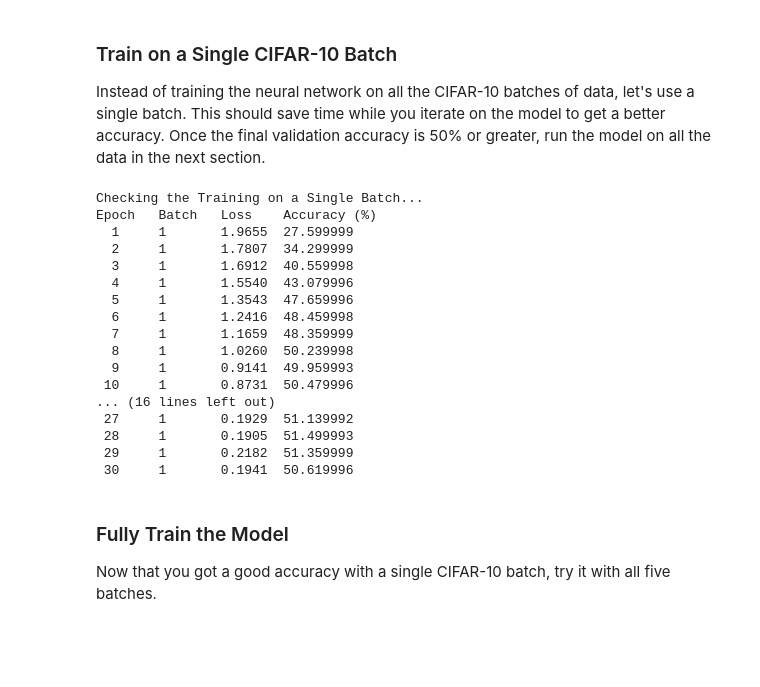
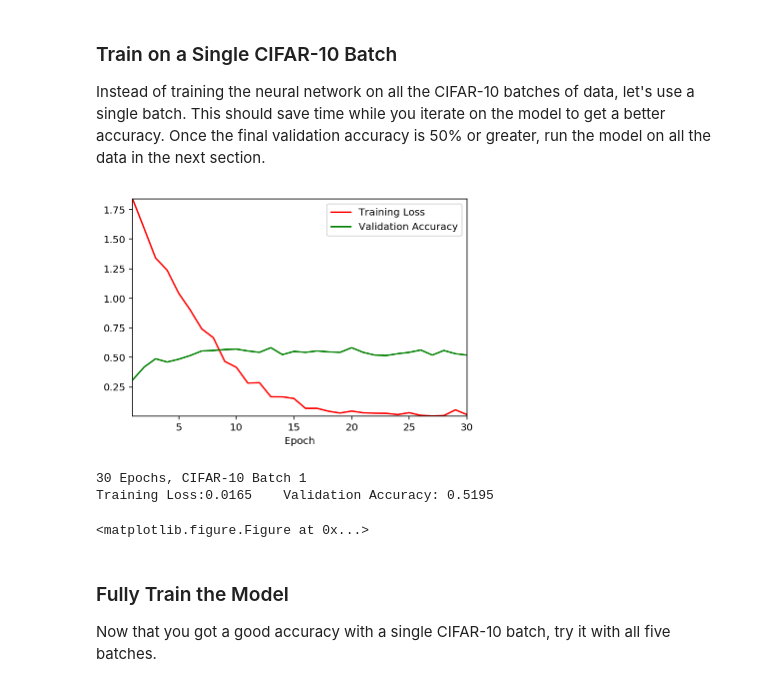
Before and after one commit to ajaybhat/DLND, a Jupyter notebook: Project 2/dlnd_image_classification.ipynb, the cells around one changed output. Cells and saved outputs as stored; diff of their text form; code cells hidden in the pictures; blank space fills up the shorter version.

```diff
--- a/Project 2/dlnd_image_classification.ipynb
+++ b/Project 2/dlnd_image_classification.ipynb
@@ -242,9 +242,9 @@ def conv2d_maxpool(x_tensor, conv_num_outputs, conv_ksize, conv_strides, pool_ks
     weights = tf.Variable(tf.truncated_normal([conv_ksize[0],
                                      conv_ksize[1],
                                      x_tensor.get_shape().as_list()[-1],
-                                     conv_num_outputs]))
+                                     conv_num_outputs], mean=0.0, stddev=0.05))
 
-    biases = tf.Variable(tf.zeros([conv_num_outputs]))
+    biases = tf.Variable(tf.random_normal([conv_num_outputs], mean=0.0, stddev=0.05))
 
     conv_layer = tf.nn.conv2d(x_tensor, weights,
              strides=[1, conv_strides[0], conv_strides[1], 1],
@@ -318,12 +318,9 @@ def output(x_tensor, num_outputs):
     : num_outputs: The number of output that the new tensor should be.
     : return: A 2-D tensor where the second dimension is num_outputs.
     """
-    weights = tf.Variable(tf.truncated_normal(shape=[num_outputs, num_outputs], stddev=0.05), dtype=tf.float32)
-    biases = tf.Variable(tf.random_normal(shape=[num_outputs]))
-    output_layer = tf.contrib.layers.fully_connected(x_tensor, num_outputs)
-    output_layer = tf.add(tf.matmul(output_layer, weights), biases)
-    return output_layer
-
+    return tf.contrib.layers.fully_connected(x_tensor, num_outputs, activation_fn=None, \
+                                             weights_regularizer = tf.contrib.layers.l2_regularizer(0.01),\
+                                             biases_regularizer = tf.contrib.layers.l2_regularizer(0.01))
 
 """
 DON'T MODIFY ANYTHING IN THIS CELL THAT IS BELOW THIS LINE
@@ -349,15 +346,17 @@ def conv_net(x, keep_prob):
     : keep_prob: Placeholder tensor that hold dropout keep probability.
     : return: Tensor that represents logits
     """
-    conv_layer = conv2d_maxpool(x, 8 * 3, (4, 4), (2, 2), (2, 2), (1, 1))
-
+    conv_layer = conv2d_maxpool(x, conv_num_outputs = 4 * 4, \
+                                conv_ksize = (3, 3), conv_strides = (1, 1), \
+                                pool_ksize = (3, 3), pool_strides = (1, 1))
+    conv_layer = conv2d_maxpool(conv_layer, conv_num_outputs = 4 * 4 * 2, \
+                                conv_ksize = (3, 3), conv_strides = (1, 1), \
+                                pool_ksize = (3, 3), pool_strides = (1, 1))
+    conv_layer = tf.nn.dropout(conv_layer, keep_prob)
 
     flattened_layer = flatten(conv_layer)
 
-
     fully_connected = fully_conn(flattened_layer, 32 * 16)
-    nn_dropout = tf.nn.dropout(fully_connected, keep_prob)
-    fully_connected = fully_conn(nn_dropout, 32 * 16)
     nn_dropout = tf.nn.dropout(fully_connected, keep_prob)
     fully_connected = fully_conn(nn_dropout, 32 * 16)
     nn_dropout = tf.nn.dropout(fully_connected, keep_prob)
@@ -476,38 +503,30 @@ Instead of training the neural network on all the CIFAR-10 batches of data, let'
 # %%
 """
 DON'T MODIFY ANYTHING IN THIS CELL
 """
 print('Checking the Training on a Single Batch...')
 with tf.Session() as sess:
     # Initializing the variables
     sess.run(tf.global_variables_initializer())
+    ep, loss, valid_acc = [], [], []
 
-    print('Epoch\tBatch\tLoss\tAccuracy (%)')
     # Training cycle
     for epoch in range(epochs):
         batch_i = 1
         for batch_features, batch_labels in helper.load_preprocess_training_batch(batch_i, batch_size):
             train_neural_network(sess, optimizer, keep_probability, batch_features, batch_labels)
-        print(' {:>2}\t{}\t'.format(epoch + 1, batch_i), end='')
-        print_stats(sess, batch_features, batch_labels, cost, accuracy)
+        stats = get_loss_and_accuracy(sess, batch_features, batch_labels, cost, accuracy)
+        ep.append(epoch + 1)
+        loss.append(stats[0])
+        valid_acc.append(stats[1]/100)
+        plot_loss_and_accuracy(ep, loss, valid_acc)
+    print('{:>2} Epochs, CIFAR-10 Batch {}\nTraining Loss:{:>4.4f}\tValidation Accuracy: {:.4f}'\
+          .format(ep[-1], batch_i, loss[-1], valid_acc[-1]))
 # %% [output]
+[figure, added]
-Checking the Training on a Single Batch...
-Epoch   Batch   Loss    Accuracy (%)
-  1     1       1.9655  27.599999
-  2     1       1.7807  34.299999
-  3     1       1.6912  40.559998
-  4     1       1.5540  43.079996
-  5     1       1.3543  47.659996
-  6     1       1.2416  48.459998
-  7     1       1.1659  48.359999
-  8     1       1.0260  50.239998
-  9     1       0.9141  49.959993
- 10     1       0.8731  50.479996
-... (16 lines left out)
- 27     1       0.1929  51.139992
- 28     1       0.1905  51.499993
- 29     1       0.2182  51.359999
- 30     1       0.1941  50.619996
+30 Epochs, CIFAR-10 Batch 1
+Training Loss:0.0165    Validation Accuracy: 0.5195
+<matplotlib.figure.Figure at 0x...>
 # %% [markdown]
 ### Fully Train the Model
 Now that you got a good accuracy with a single CIFAR-10 batch, try it with all five batches.
```
Also changed, not shown: parts of 8 cells of this notebook, 1 other file.
